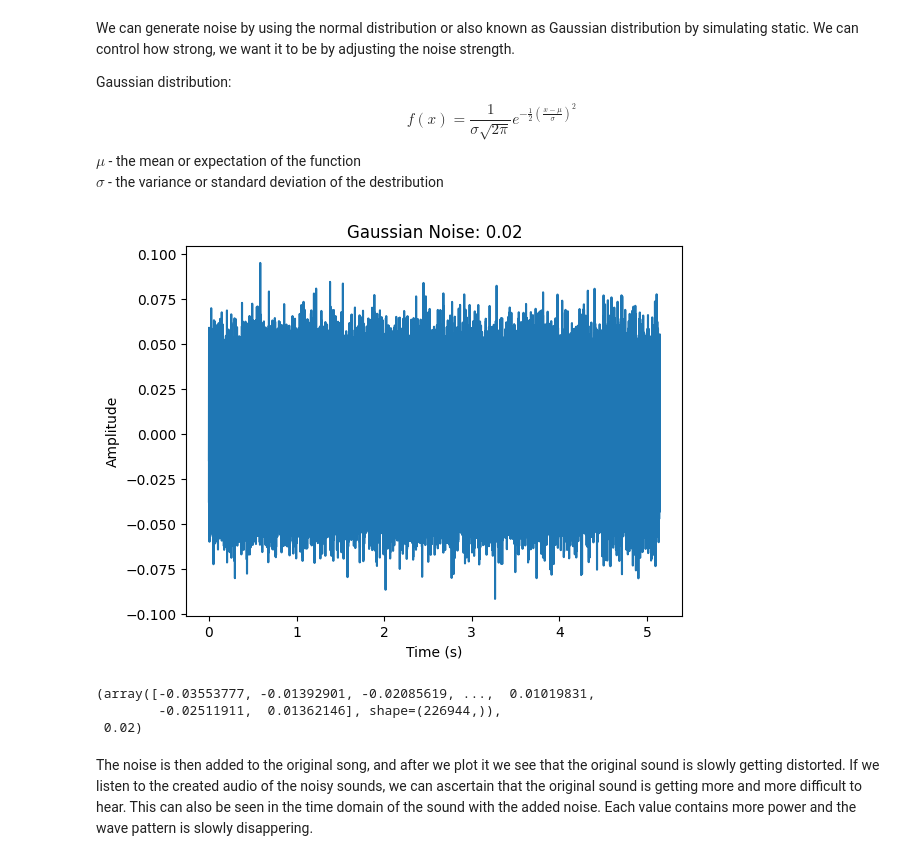
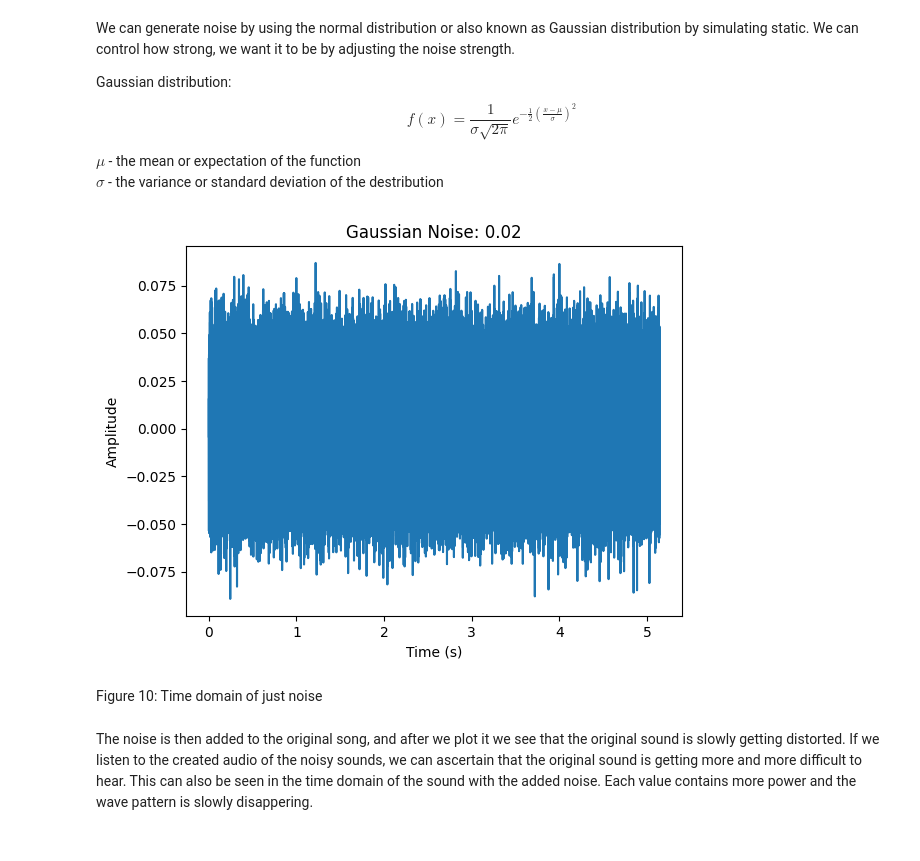
Before and after one commit to stanbesz/fourier_transforms_in_audio_signal_processing, a Jupyter notebook: Fourier_Transform.ipynb, the cells around one changed output. Cells and saved outputs as stored; diff of their text form; code cells hidden in the pictures.

```diff
--- a/Fourier_Transform.ipynb
+++ b/Fourier_Transform.ipynb
@@ -201,25 +200,24 @@ $\sigma$ - the variance or standard deviation of the destribution
 # %%
 def generate_noise(audio,noise_strength=0.02):
     """
     Adding noise by applying the Gaussian distribution
     """
     noise = np.random.normal(0, noise_strength, audio.shape)
     return noise,noise_strength
 
 noise,noise_strength = generate_noise(song_audio)
 time = np.linspace(0,len(song_audio)/sr,len(song_audio))
 plt.plot(time,noise)
 plt.title(f"Gaussian Noise: {noise_strength}")
 plt.xlabel("Time (s)")
 plt.ylabel("Amplitude")
 plt.show()
 
-generate_noise(song_audio)
+generated_noise = generate_noise(song_audio)
 # %% [output]
-[figure, old version]
+[figure, new version]
-(array([-0.03553777, -0.01392901, -0.02085619, ...,  0.01019831,
-        -0.02511911,  0.01362146], shape=(226944,)),
- 0.02)
+# %% [markdown]
+Figure 10: Time domain of just noise
 # %% [markdown]
 The noise is then added to the original song, and after we plot it we see that the original sound is slowly getting distorted. If we listen to the created audio of the noisy sounds, we can ascertain that the original sound is getting more and more difficult to hear. This can also be seen in the time domain of the sound with the added noise. Each value contains more power and the wave pattern is slowly disappering.
 # %%
```
Also changed, not shown: parts of 50 cells of this notebook, 7 other files.
